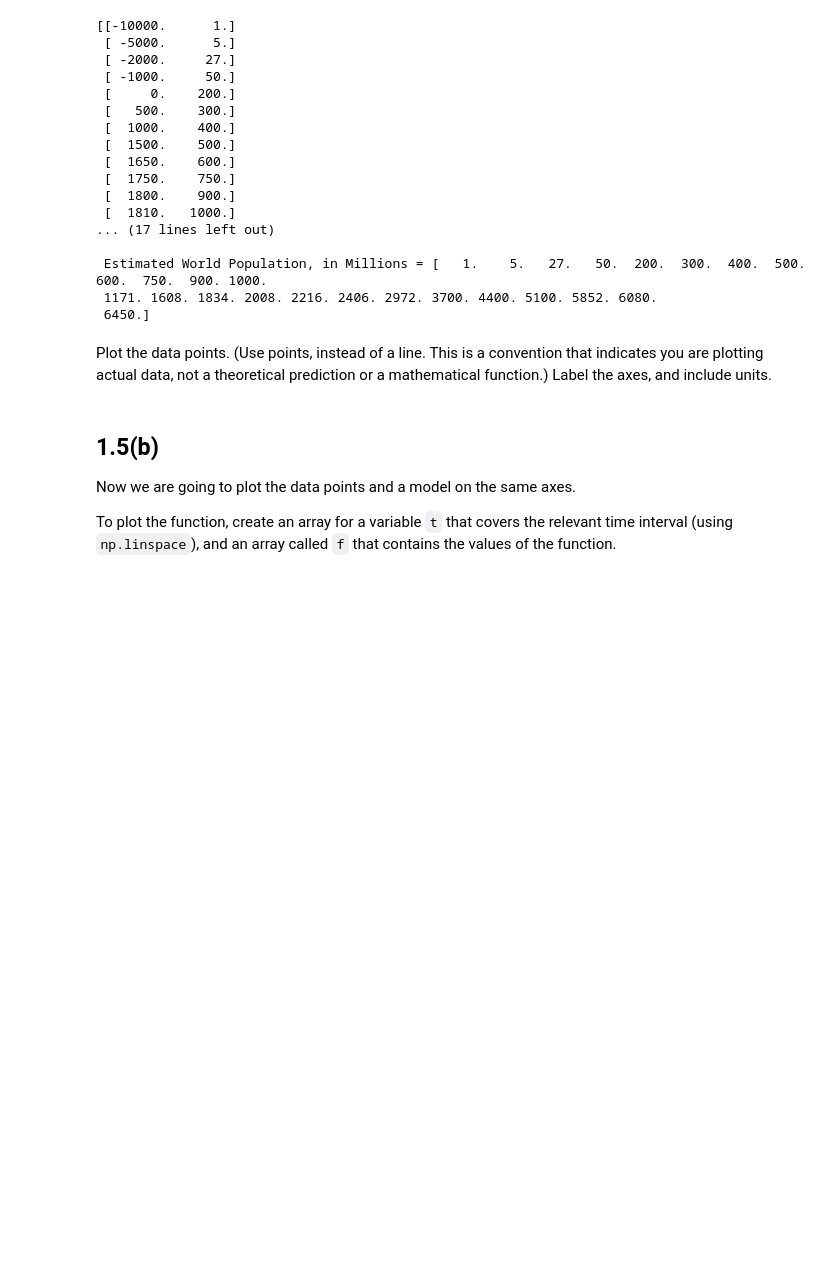
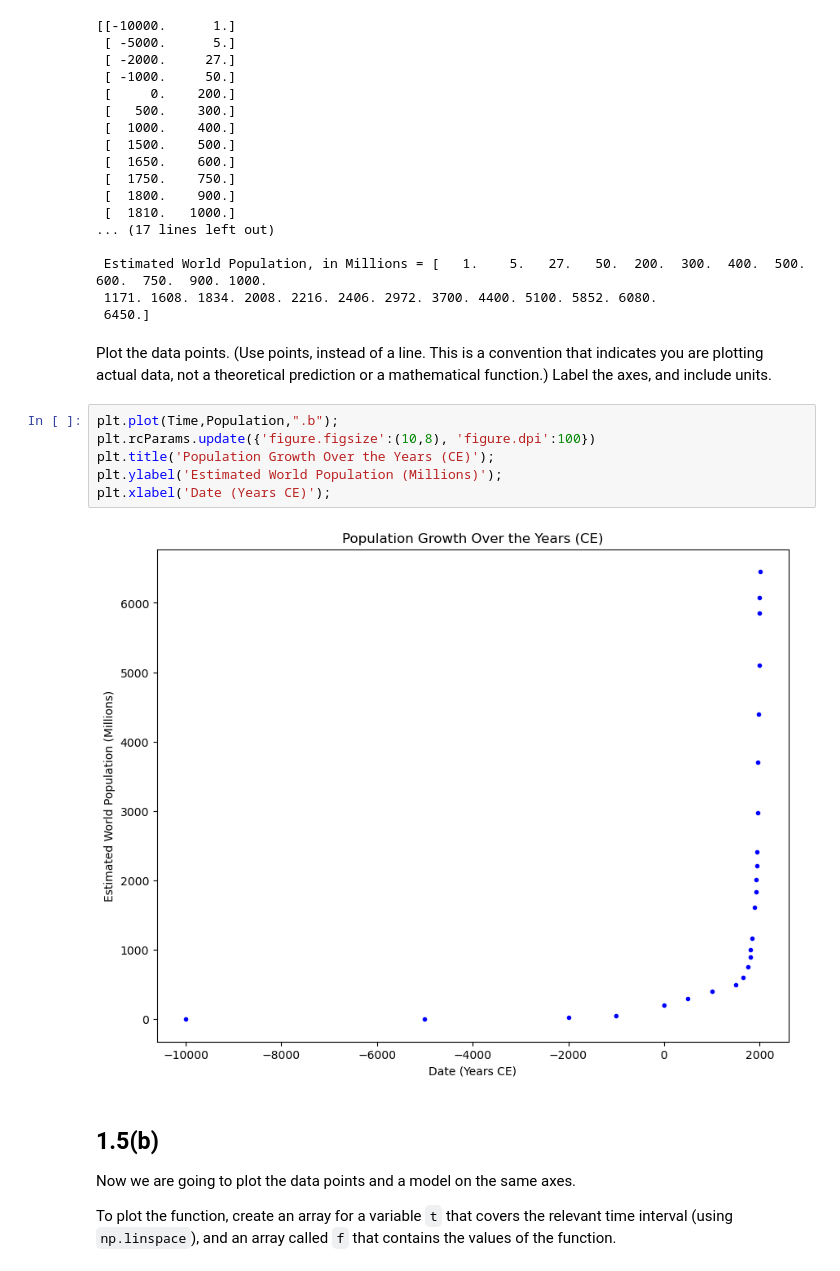
Before and after one commit to NicoBaldovino22/biophysics, a Jupyter notebook: week-01/problem-1.5.ipynb, the cells around one changed output. Cells and saved outputs as stored; diff of their text form; blank space fills up the shorter version.

```diff
--- a/week-01/problem-1.5.ipynb
+++ b/week-01/problem-1.5.ipynb
@@ -54,6 +54,14 @@ print('\n Estimated World Population, in Millions =', Population)
  6450.]
 # %% [markdown]
 Plot the data points.  (Use points, instead of a line.  This is a convention that indicates you are plotting actual data, not a theoretical prediction or a mathematical function.)  Label the axes, and include units.
+# %%
+plt.plot(Time,Population,".b");
+plt.rcParams.update({'figure.figsize':(10,8), 'figure.dpi':100})
+plt.title('Population Growth Over the Years (CE)');
+plt.ylabel('Estimated World Population (Millions)');
+plt.xlabel('Date (Years CE)');
+# %% [output]
+[figure, added]
 # %% [markdown]
 ## 1.5(b)
 
```
Also changed, not shown: parts of 4 cells of this notebook.
